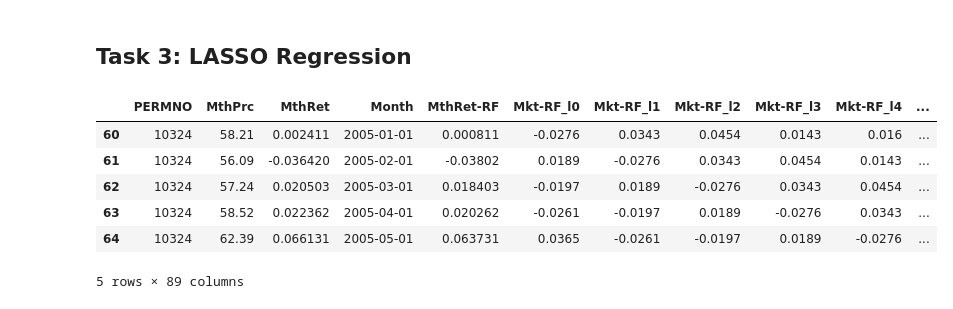
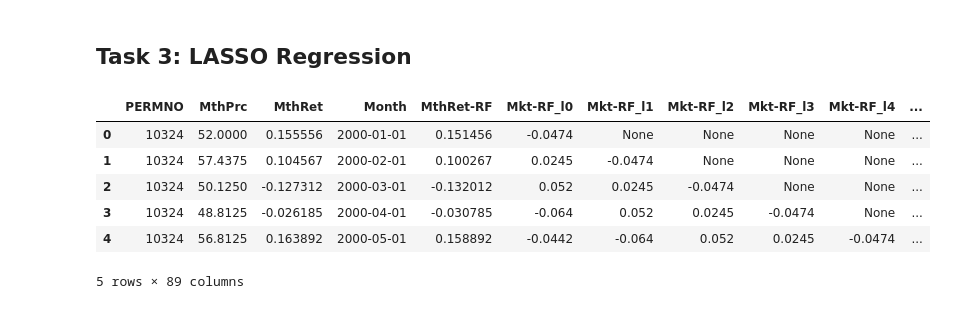
Before and after one commit to yeyechen/HKU-MFIN7034-ML, a Jupyter notebook: coursework_1.ipynb, the cells around one changed output. Cells and saved outputs as stored; diff of their text form; code cells hidden in the pictures.

```diff
--- a/coursework_1.ipynb
+++ b/coursework_1.ipynb
@@ -253,42 +245,36 @@ plt.show()
 # %%
 # merging data
 factor_reg_df = pd.merge(return_df, ff5_df, how='inner', on='Month')
 factor_reg_df = pd.merge(factor_reg_df, q5_df, how='inner', on='Month')
 factor_reg_df = pd.merge(factor_reg_df, liq_df, how='inner', on='Month')
 
 # construct excess return
 factor_reg_df['MthRet-RF'] = factor_reg_df['MthRet'] - factor_reg_df['RF']
 
 # Both FF5 and HXZ5 contain market returns, use the market return in FF5 - "Mkt-RF"
 factor_reg_df.drop(columns=['R_MKT', 'R_F', 'RF'], inplace=True)
 
 stock_ids = return_df['PERMNO'].unique()
 factor_names = ['Mkt-RF', 'SMB', 'HML', 'RMW', 'CMA', 'R_ME', 'R_IA', 'R_ROE', 'R_EG', 'Agg Liq.', 'Innov Liq (eq8)', 'Traded Liq (LIQ_V)']
 
 # Create lagged factors
 lagged_factor_names = []
 
 # Generate lagged factor versions (0-6 months)
 for factor in factor_names:
     for lag in range(0, 7):
         factor_reg_df[f'{factor}_l{lag}'] = factor_reg_df[factor].shift(lag)
         lagged_factor_names.append(f'{factor}_l{lag}')
     factor_reg_df.drop(factor, axis=1, inplace=True)
 
-# Filter data to requested time period
-factor_reg_df = factor_reg_df[
-    (factor_reg_df['Month'] >= '2005-01-01') &
-    (factor_reg_df['Month'] <= '2022-12-31')
-]
-
 factor_reg_df.head()
 # %% [output]
 |  | PERMNO | MthPrc | MthRet | Month | MthRet-RF | Mkt-RF_l0 | Mkt-RF_l1 | Mkt-RF_l2 | Mkt-RF_l3 | Mkt-RF_l4 | ... |
-| 60 | 10324 | 58.21 | 0.002411 | 2005-01-01 | 0.000811 | -0.0276 | 0.0343 | 0.0454 | 0.0143 | 0.016 | ... |
-| 61 | 10324 | 56.09 | -0.036420 | 2005-02-01 | -0.03802 | 0.0189 | -0.0276 | 0.0343 | 0.0454 | 0.0143 | ... |
-| 62 | 10324 | 57.24 | 0.020503 | 2005-03-01 | 0.018403 | -0.0197 | 0.0189 | -0.0276 | 0.0343 | 0.0454 | ... |
-| 63 | 10324 | 58.52 | 0.022362 | 2005-04-01 | 0.020262 | -0.0261 | -0.0197 | 0.0189 | -0.0276 | 0.0343 | ... |
-| 64 | 10324 | 62.39 | 0.066131 | 2005-05-01 | 0.063731 | 0.0365 | -0.0261 | -0.0197 | 0.0189 | -0.0276 | ... |
+| 0 | 10324 | 52.0000 | 0.155556 | 2000-01-01 | 0.151456 | -0.0474 | None | None | None | None | ... |
+| 1 | 10324 | 57.4375 | 0.104567 | 2000-02-01 | 0.100267 | 0.0245 | -0.0474 | None | None | None | ... |
+| 2 | 10324 | 50.1250 | -0.127312 | 2000-03-01 | -0.132012 | 0.052 | 0.0245 | -0.0474 | None | None | ... |
+| 3 | 10324 | 48.8125 | -0.026185 | 2000-04-01 | -0.030785 | -0.064 | 0.052 | 0.0245 | -0.0474 | None | ... |
+| 4 | 10324 | 56.8125 | 0.163892 | 2000-05-01 | 0.158892 | -0.0442 | -0.064 | 0.052 | 0.0245 | -0.0474 | ... |
 5 rows × 89 columns
 # %%
 import pandas as pd
```
Also changed, not shown: parts of 9 cells of this notebook, 2 other files.
